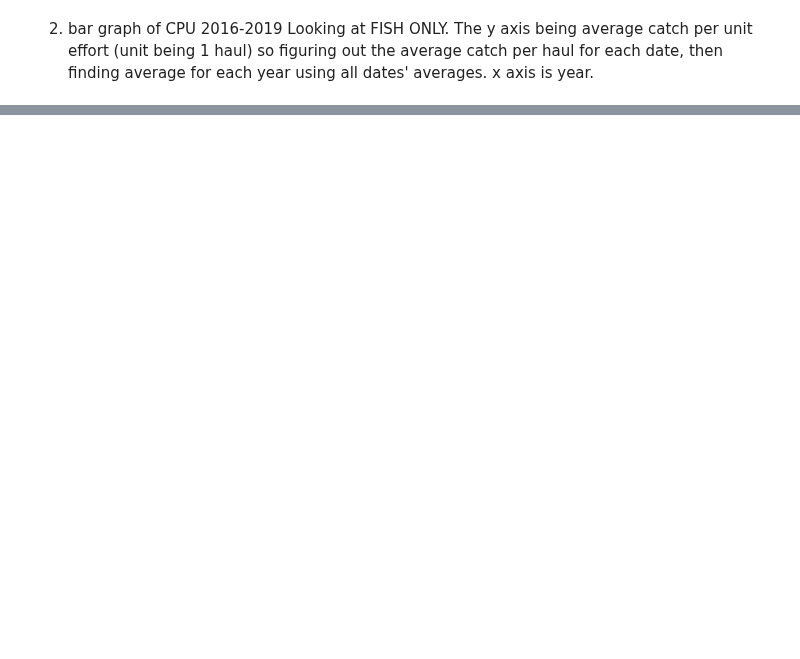
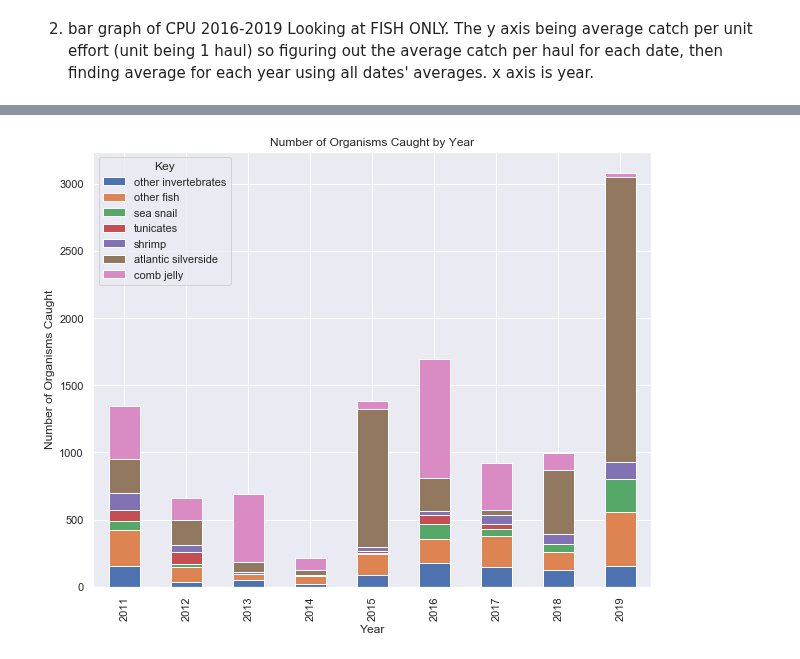
Before and after one commit to Shadhopson/Seining_Analysis, a Jupyter notebook: Untitled Folder 1/Untitled.ipynb, the cells around one changed output, grey strips where cells are left out. Drawn from its saved outputs; the diff is of its cells as text; code cells hidden in the pictures; blank space fills up the shorter version.

```diff
--- a/Untitled Folder 1/Untitled.ipynb
+++ b/Untitled Folder 1/Untitled.ipynb
@@ -119,0 +126,8 @@ cpu_fish_df.groupby(['Date', 'Year'], as_index=False).sum()
+# %%
+for year in range(2011,2020):
+    curr_df  = stacked_df[stacked_df['Year'] == str(year)]
+    for animal in animal_dict:
+        if len(curr_df[curr_df['Categorized Common Name'] == animal]['Corrected Quantity']) < 1:
+            animal_dict[animal] += [0]
+        else:
+            animal_dict[animal] += list(curr_df[curr_df['Categorized Common Name'] == animal]['Corrected Quantity'])
@@ -119,0 +144,7 @@ cpu_fish_df.groupby(['Date', 'Year'], as_index=False).sum()
+# %%
+for animal in animal_dict:
+    animal_dict[animal].insert(0,animal)
+# %%
+head = ['Key'] + list(range(2011,2020))
+# %%
+df2 = pd.DataFrame(columns=head, data=[animal_dict['other invertebrates'],animal_dict['other fish'], animal_dict['sea snail'],animal_dict['tunicates'], animal_dict['shrimp'], animal_dict['atlantic silverside'], animal_dict['comb jelly']])
@@ -119,0 +176,9 @@ cpu_fish_df.groupby(['Date', 'Year'], as_index=False).sum()
+# %%
+sns.set(rc={'figure.figsize':(10,8)})
+df2.set_index('Key').T.plot(kind='bar', stacked=True)
+plt.title('Number of Organisms Caught by Year')
+plt.xlabel('Year')
+plt.ylabel('Number of Organisms Caught')
+plt.show()
+# %% [output]
+[figure, added]
```
Also changed, not shown: parts of 26 cells of this notebook, 14 other files.
